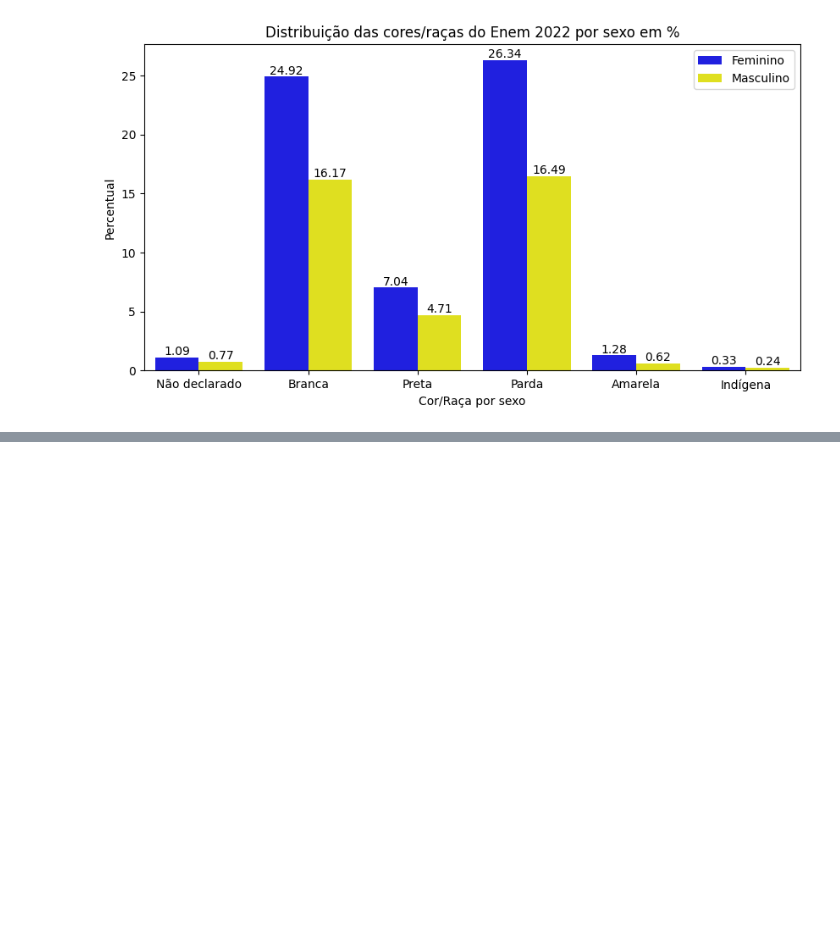
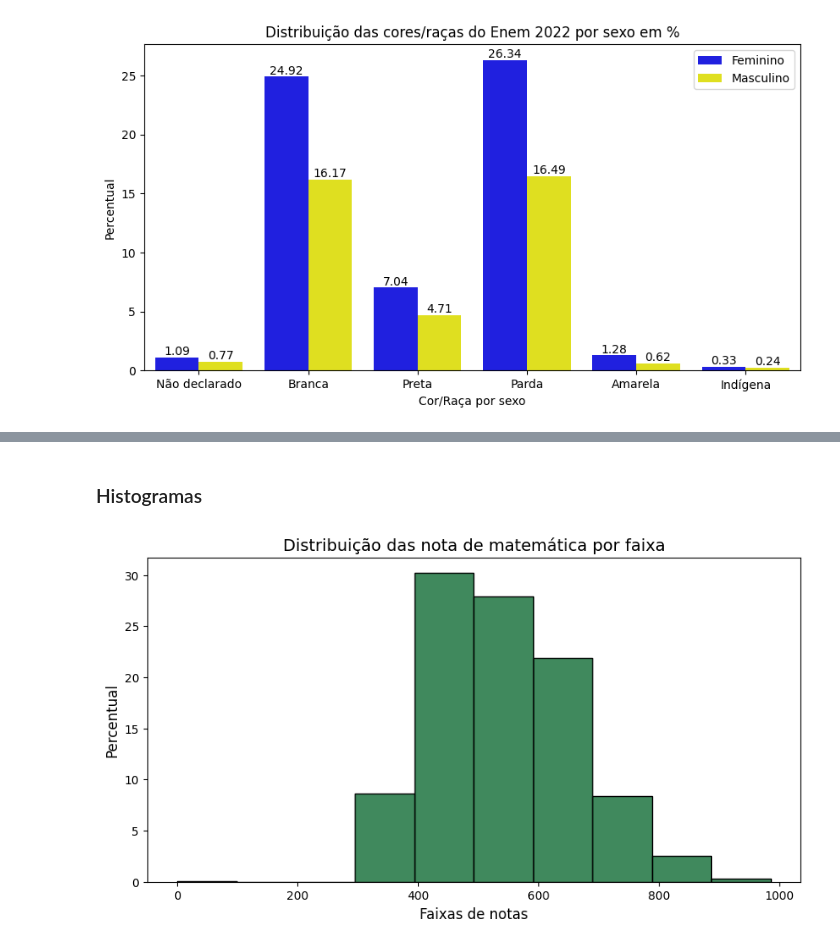
Before and after one commit to ewerton-lemes/analise_dos_microdados_do_enem_2022, a Jupyter notebook: Análise_dos_microdados_do_enem_2022.ipynb, the cells around one changed output, grey strips where cells are left out. Saved outputs shown, nothing was run; the diff lists cells and outputs as text; code cells hidden in the pictures; blank space fills up the shorter version.

```diff
--- a/Análise_dos_microdados_do_enem_2022.ipynb
+++ b/Análise_dos_microdados_do_enem_2022.ipynb
@@ -382,0 +466,13 @@ plt.show()
+# %% [markdown]
+### Histogramas
+# %%
+plt.figure(figsize=(10,5))
+fig3 = sns.histplot(data=dados, x=dados['NU_NOTA_MT'],
+                    bins=10, stat='percent')
+plt.title('Distribuição das nota de matemática por faixa', fontsize=14)
+plt.xlabel('Faixas de notas', fontsize=12)
+plt.ylabel('Percentual', fontsize=12)
+
+plt.show()
+# %% [output]
+[figure, added]
```
Also changed, not shown: parts of 17 cells of this notebook.
